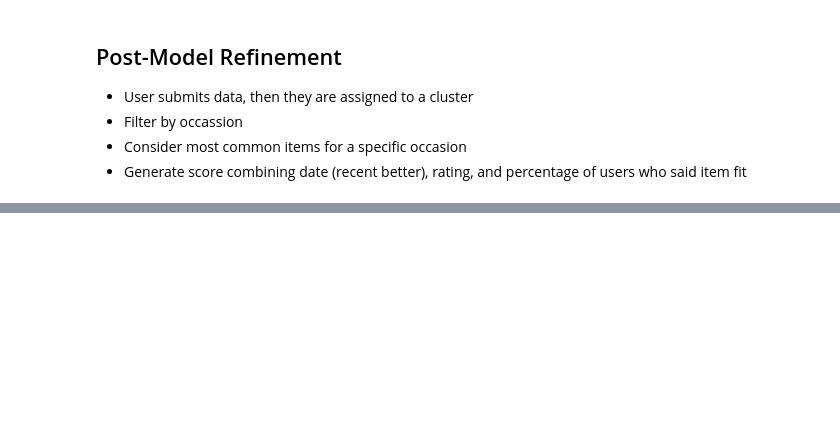
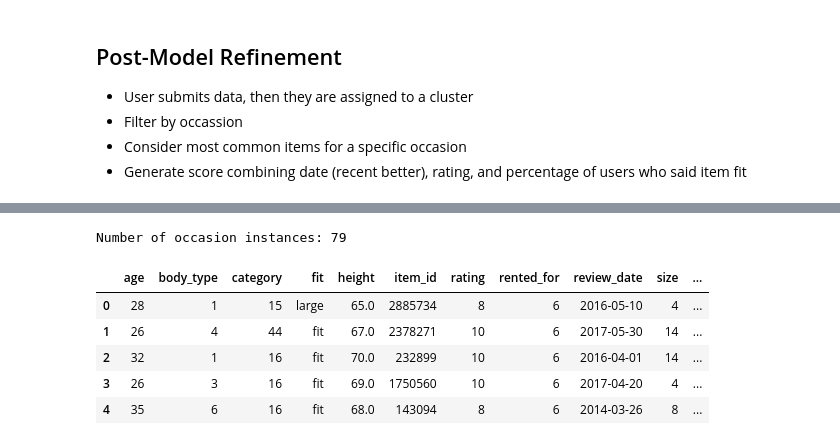
Before and after one commit to mdsvoren/eecs731-final-project, a Jupyter notebook: notebooks/Clustering.ipynb, the cells around one changed output, grey strips where cells are left out. Drawn from its saved outputs; the diff is of its cells as text; code cells hidden in the pictures; blank space fills up the shorter version.

Commit message:
update readme and clustering

```diff
--- a/notebooks/Clustering.ipynb
+++ b/notebooks/Clustering.ipynb
@@ -212,8 +222,11 @@ clustering.labels_
 # %% [markdown]
 Chose these two models for technical reasons {1} and {2} and also because we wanted a static predict function, which many others didn't have. This is used to find a cluster that a specific use is in, rather than creating clusters with all users repeatedly
 # %%
+res = clustering.predict(userDetails.drop(columns=['kmeans_cluster', 'user_id']))
 userDetails['mean_shift_cluster'] = res
 
+reviews['mean_shift_cluster'] = userDetails['mean_shift_cluster']
+print(reviews.head())
 resNoDups = pd.DataFrame(clustering.predict(userDetailsNoDuplicates))
 resNoDups.columns=['mean_shift_cluster']
 resNoDups.head()
@@ -248,14 +299,22 @@ reviewsToFilter.head()
 # %%
 #this corresponds to rented_for
 userOccasion = 6
 #assign a user to a body cluster (they would use the model to be fitted)
 userBodyCluster = 1
 
 reviewsByOccasion = reviewsToFilter[reviewsToFilter['rented_for'] == userOccasion]
-reviewsByOccasion = reviewsByOccasion[reviewsByOccasion['kmeans_cluster'] == userBodyCluster]
+reviewsByOccasion = reviewsByOccasion[reviewsByOccasion['mean_shift_cluster'] == userBodyCluster]
 reviewsByOccasion.reset_index(drop=True, inplace=True)
 print('Number of occasion instances: ' + str(len(reviewsByOccasion)))
 reviewsByOccasion.head()
+# %% [output]
+Number of occasion instances: 79
+|  | age | body_type | category | fit | height | item_id | rating | rented_for | review_date | size | ... |
+| 0 | 28 | 1 | 15 | large | 65.0 | 2885734 | 8 | 6 | 2016-05-10 | 4 | ... |
+| 1 | 26 | 4 | 44 | fit | 67.0 | 2378271 | 10 | 6 | 2017-05-30 | 14 | ... |
+| 2 | 32 | 1 | 16 | fit | 70.0 | 232899 | 10 | 6 | 2016-04-01 | 14 | ... |
+| 3 | 26 | 3 | 16 | fit | 69.0 | 1750560 | 10 | 6 | 2017-04-20 | 4 | ... |
+| 4 | 35 | 6 | 16 | fit | 68.0 | 143094 | 8 | 6 | 2014-03-26 | 8 | ... |
 # %%
 # generate most common item categories for occasion
 catCounts = reviewsByOccasion['category'].value_counts().to_frame()
```
Also changed, not shown: parts of 14 cells of this notebook, 1 other file.
